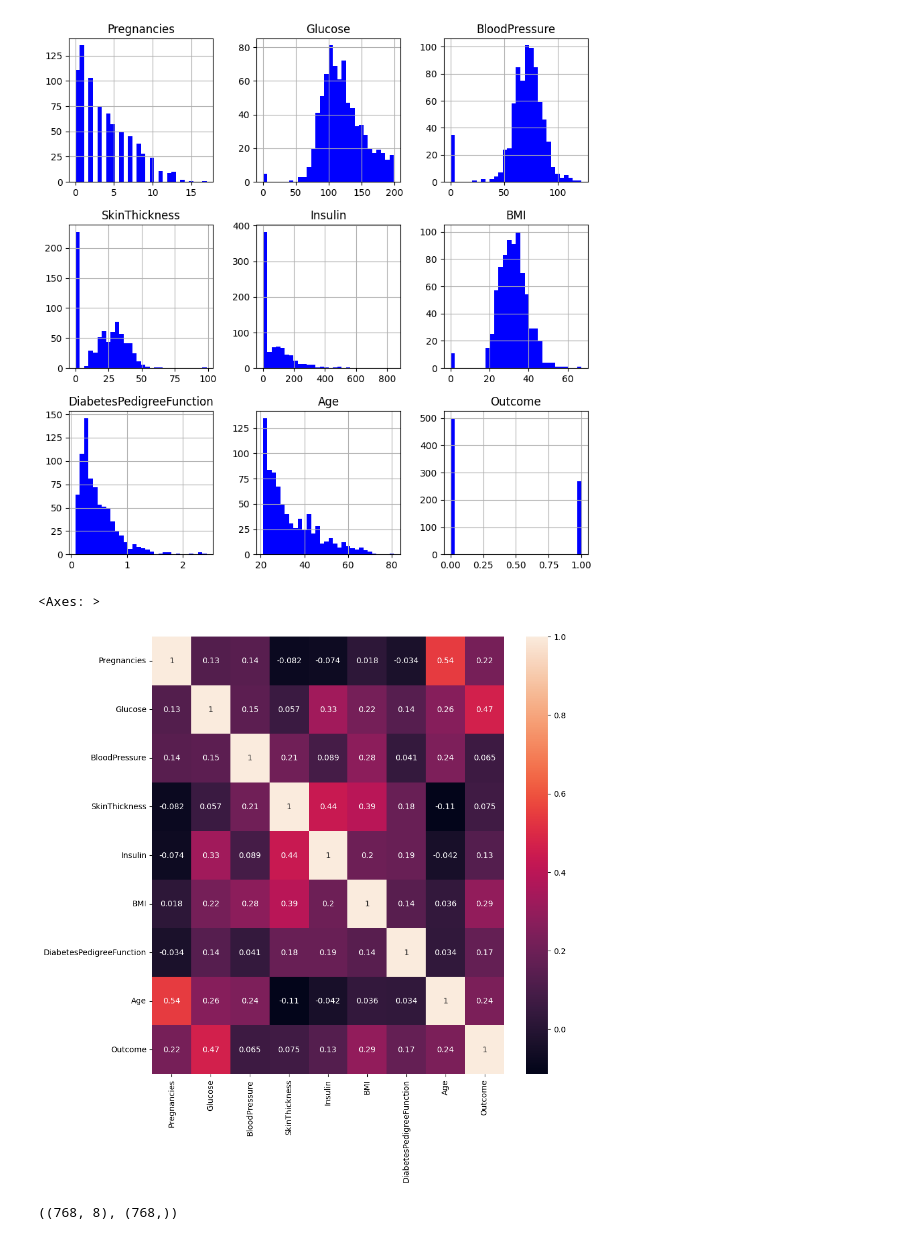
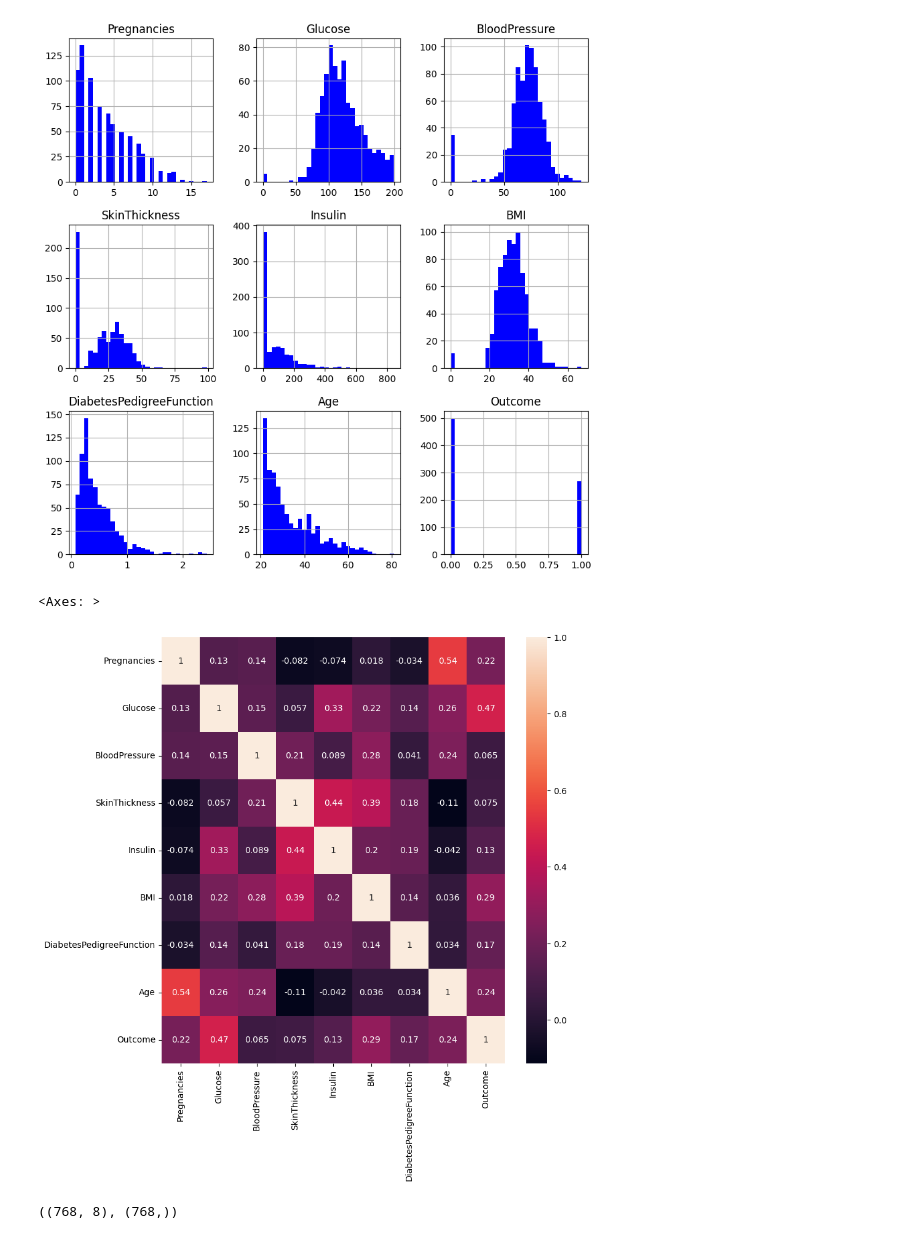
Before and after one commit to sudarshan-raveendranath/scikit-learn-for-classification-problems, a Jupyter notebook: diabetes prediction model.ipynb, the cells around one changed output. Drawn from its saved outputs; the diff is of its cells as text; code cells hidden in the pictures.

```diff
--- a/diabetes prediction model.ipynb
+++ b/diabetes prediction model.ipynb
@@ -57,11 +57,11 @@ plt.show()
 [figure]
 # %%
 correlations = df.corr()
-plt.figure(figsize = (10, 10))
+plt.figure(figsize = (9, 9))
 sns.heatmap(correlations, annot = True)
 # %% [output]
 <Axes: >
-[figure, old version]
+[figure, new version]
 # %%
 y = df['Outcome']
 X = df.drop(columns = ['Outcome'], axis = 1)
```
Also changed, not shown: parts of 5 cells of this notebook.
